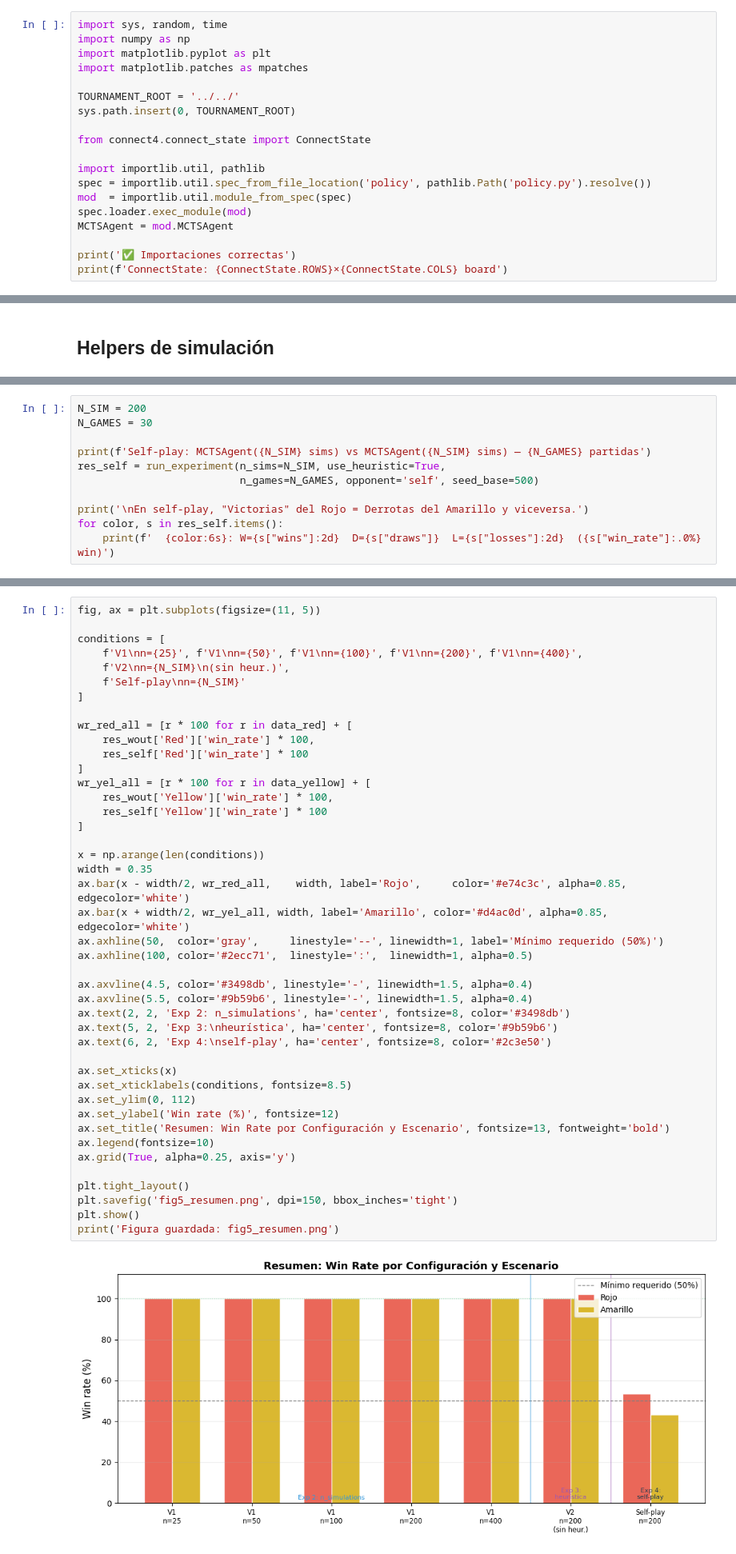
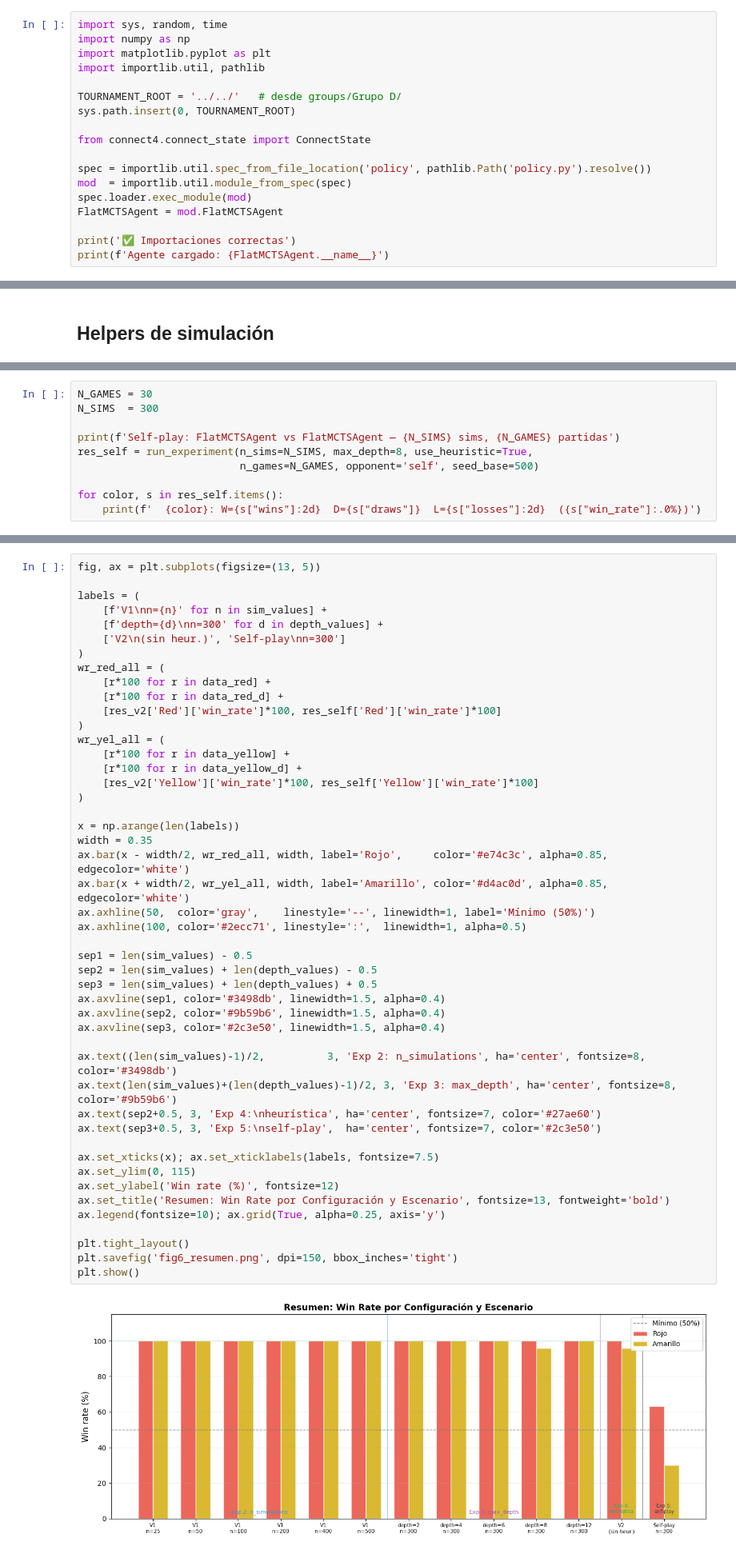
Before and after one commit to nicorodri18/ProyectoFinalFundamentosIA, a Jupyter notebook: groups/LaBestia/entrega.ipynb, the cells around one changed output, grey strips where cells are left out. Shown at 80% size. Cells and saved outputs as stored; diff of their text form.

Commit message:
Final agent

```diff
--- a/groups/LaBestia/entrega.ipynb
+++ b/groups/LaBestia/entrega.ipynb
@@ -12,20 +13,19 @@ Este notebook contiene el análisis empírico del agente, cubriendo:
 import sys, random, time
 import numpy as np
 import matplotlib.pyplot as plt
-import matplotlib.patches as mpatches
+import importlib.util, pathlib
 
-TOURNAMENT_ROOT = '../../'
+TOURNAMENT_ROOT = '../../'   # desde groups/Grupo D/
 sys.path.insert(0, TOURNAMENT_ROOT)
 
 from connect4.connect_state import ConnectState
 
-import importlib.util, pathlib
 spec = importlib.util.spec_from_file_location('policy', pathlib.Path('policy.py').resolve())
 mod  = importlib.util.module_from_spec(spec)
 spec.loader.exec_module(mod)
-MCTSAgent = mod.MCTSAgent
+FlatMCTSAgent = mod.FlatMCTSAgent
 
 print('✅ Importaciones correctas')
-print(f'ConnectState: {ConnectState.ROWS}×{ConnectState.COLS} board')
+print(f'Agente cargado: {FlatMCTSAgent.__name__}')
 # %% [output]
 ✅ Importaciones correctas
@@ -277,12 +305,11 @@ Cuando el agente juega contra una copia idéntica de sí mismo, el resultado rev
 # %%
-N_SIM = 200
 N_GAMES = 30
+N_SIMS  = 300
 
-print(f'Self-play: MCTSAgent({N_SIM} sims) vs MCTSAgent({N_SIM} sims) — {N_GAMES} partidas')
-res_self = run_experiment(n_sims=N_SIM, use_heuristic=True,
+print(f'Self-play: FlatMCTSAgent vs FlatMCTSAgent — {N_SIMS} sims, {N_GAMES} partidas')
+res_self = run_experiment(n_sims=N_SIMS, max_depth=8, use_heuristic=True,
                           n_games=N_GAMES, opponent='self', seed_base=500)
 
-print('\nEn self-play, "Victorias" del Rojo = Derrotas del Amarillo y viceversa.')
 for color, s in res_self.items():
-    print(f'  {color:6s}: W={s["wins"]:2d}  D={s["draws"]}  L={s["losses"]:2d}  ({s["win_rate"]:.0%} win)')
+    print(f'  {color}: W={s["wins"]:2d}  D={s["draws"]}  L={s["losses"]:2d}  ({s["win_rate"]:.0%})')
 # %% [output]
@@ -324,45 +342,49 @@ Figura guardada: fig4_selfplay.png
 # %%
-fig, ax = plt.subplots(figsize=(11, 5))
+fig, ax = plt.subplots(figsize=(13, 5))
 
-conditions = [
-    f'V1\nn={25}', f'V1\nn={50}', f'V1\nn={100}', f'V1\nn={200}', f'V1\nn={400}',
-    f'V2\nn={N_SIM}\n(sin heur.)',
-    f'Self-play\nn={N_SIM}'
-]
+labels = (
+    [f'V1\nn={n}' for n in sim_values] +
+    [f'depth={d}\nn=300' for d in depth_values] +
+    ['V2\n(sin heur.)', 'Self-play\nn=300']
+)
+wr_red_all = (
+    [r*100 for r in data_red] +
+    [r*100 for r in data_red_d] +
+    [res_v2['Red']['win_rate']*100, res_self['Red']['win_rate']*100]
+)
+wr_yel_all = (
+    [r*100 for r in data_yellow] +
+    [r*100 for r in data_yellow_d] +
+    [res_v2['Yellow']['win_rate']*100, res_self['Yellow']['win_rate']*100]
+)
 
-wr_red_all = [r * 100 for r in data_red] + [
-    res_wout['Red']['win_rate'] * 100,
-    res_self['Red']['win_rate'] * 100
-]
-wr_yel_all = [r * 100 for r in data_yellow] + [
-    res_wout['Yellow']['win_rate'] * 100,
-    res_self['Yellow']['win_rate'] * 100
-]
+x = np.arange(len(labels))
+width = 0.35
+ax.bar(x - width/2, wr_red_all, width, label='Rojo',     color='#e74c3c', alpha=0.85, edgecolor='white')
+ax.bar(x + width/2, wr_yel_all, width, label='Amarillo', color='#d4ac0d', alpha=0.85, edgecolor='white')
+ax.axhline(50,  color='gray',    linestyle='--', linewidth=1, label='Mínimo (50%)')
+ax.axhline(100, color='#2ecc71', linestyle=':',  linewidth=1, alpha=0.5)
 
-x = np.arange(len(conditions))
-width = 0.35
-ax.bar(x - width/2, wr_red_all,    width, label='Rojo',     color='#e74c3c', alpha=0.85, edgecolor='white')
-ax.bar(x + width/2, wr_yel_all, width, label='Amarillo', color='#d4ac0d', alpha=0.85, edgecolor='white')
-ax.axhline(50,  color='gray',     linestyle='--', linewidth=1, label='Mínimo requerido (50%)')
-ax.axhline(100, color='#2ecc71',  linestyle=':',  linewidth=1, alpha=0.5)
+sep1 = len(sim_values) - 0.5
+sep2 = len(sim_values) + len(depth_values) - 0.5
+sep3 = len(sim_values) + len(depth_values) + 0.5
+ax.axvline(sep1, color='#3498db', linewidth=1.5, alpha=0.4)
+ax.axvline(sep2, color='#9b59b6', linewidth=1.5, alpha=0.4)
+ax.axvline(sep3, color='#2c3e50', linewidth=1.5, alpha=0.4)
 
-ax.axvline(4.5, color='#3498db', linestyle='-', linewidth=1.5, alpha=0.4)
-ax.axvline(5.5, color='#9b59b6', linestyle='-', linewidth=1.5, alpha=0.4)
-ax.text(2, 2, 'Exp 2: n_simulations', ha='center', fontsize=8, color='#3498db')
-ax.text(5, 2, 'Exp 3:\nheurística', ha='center', fontsize=8, color='#9b59b6')
-ax.text(6, 2, 'Exp 4:\nself-play', ha='center', fontsize=8, color='#2c3e50')
+ax.text((len(sim_values)-1)/2,          3, 'Exp 2: n_simulations', ha='center', fontsize=8, color='#3498db')
+ax.text(len(sim_values)+(len(depth_values)-1)/2, 3, 'Exp 3: max_depth', ha='center', fontsize=8, color='#9b59b6')
+ax.text(sep2+0.5, 3, 'Exp 4:\nheurística', ha='center', fontsize=7, color='#27ae60')
+ax.text(sep3+0.5, 3, 'Exp 5:\nself-play',  ha='center', fontsize=7, color='#2c3e50')
 
-ax.set_xticks(x)
-ax.set_xticklabels(conditions, fontsize=8.5)
-ax.set_ylim(0, 112)
+ax.set_xticks(x); ax.set_xticklabels(labels, fontsize=7.5)
+ax.set_ylim(0, 115)
 ax.set_ylabel('Win rate (%)', fontsize=12)
 ax.set_title('Resumen: Win Rate por Configuración y Escenario', fontsize=13, fontweight='bold')
-ax.legend(fontsize=10)
-ax.grid(True, alpha=0.25, axis='y')
+ax.legend(fontsize=10); ax.grid(True, alpha=0.25, axis='y')
 
 plt.tight_layout()
-plt.savefig('fig5_resumen.png', dpi=150, bbox_inches='tight')
+plt.savefig('fig6_resumen.png', dpi=150, bbox_inches='tight')
 plt.show()
-print('Figura guardada: fig5_resumen.png')
 # %% [output]
-[figure, old version]
+[figure, new version]
```
Also changed, not shown: parts of 22 cells of this notebook, 2 other files.
